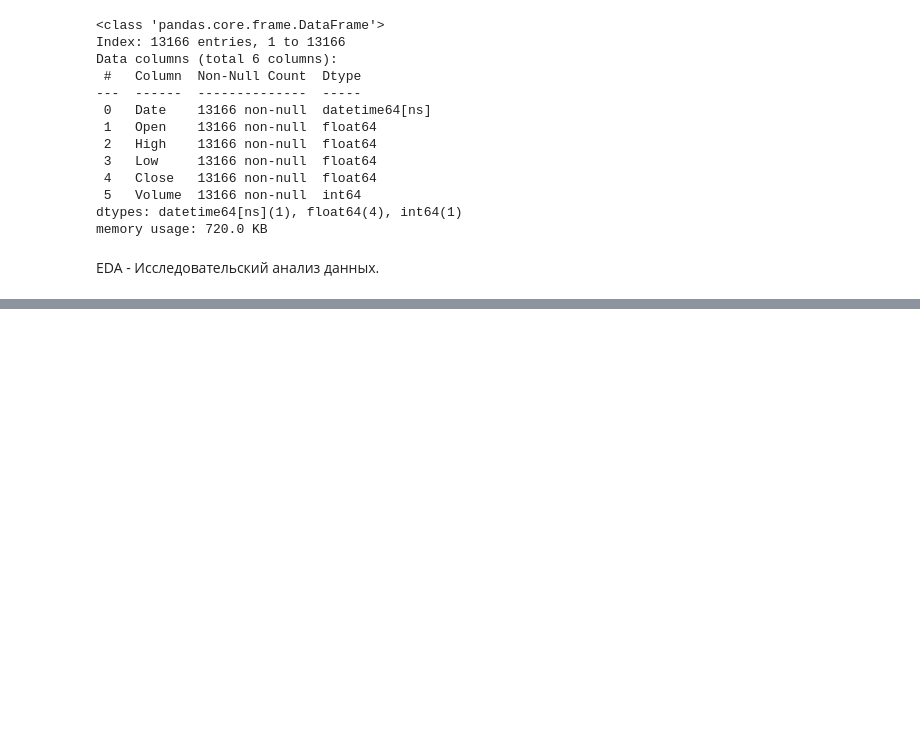
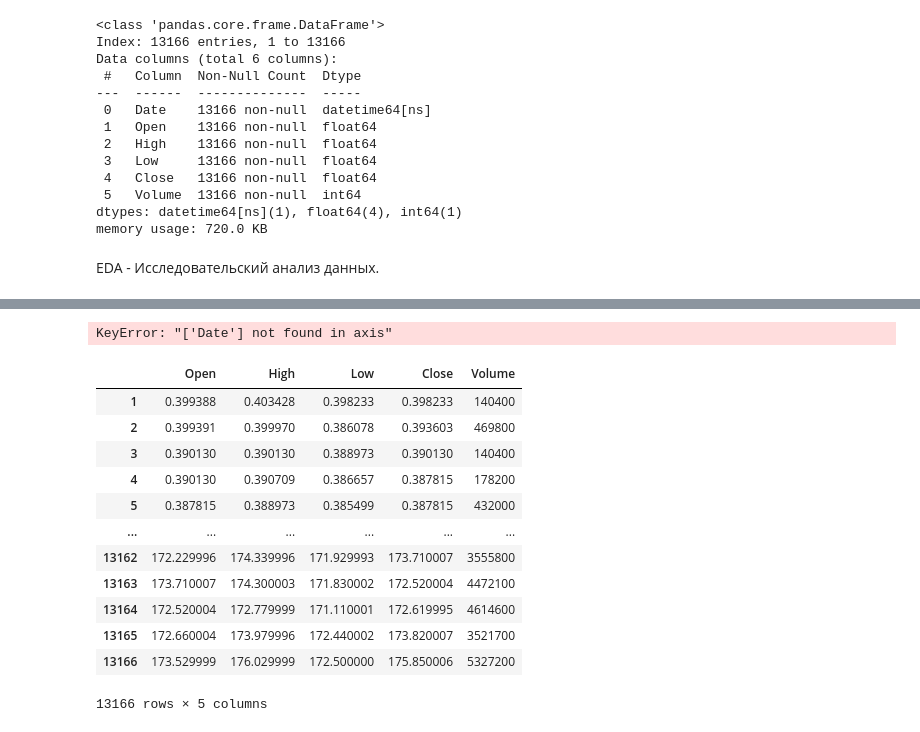
Before and after one commit to mks2607/Data_mks, a Jupyter notebook: PepsiPrice.ipynb, the cells around one changed output, grey strips where cells are left out. Cells and saved outputs as stored; diff of their text form; code cells hidden in the pictures; blank space fills up the shorter version.

```diff
--- a/PepsiPrice.ipynb
+++ b/PepsiPrice.ipynb
@@ -108,3 +108,24 @@ fig.update_layout(title='PepsiCo Candlestick Chart', xaxis_title='Date', yaxis_t
 fig.show()
 # %% [output]
 [interactive output not drawn]
+# %%
+#Удаление столца дата
+ = df.drop(columns=['Date'])
+# %% [output]
+KeyError: "['Date'] not found in axis"
+# %%
+df
+# %% [output]
+|  | Open | High | Low | Close | Volume |
+| 1 | 0.399388 | 0.403428 | 0.398233 | 0.398233 | 140400 |
+| 2 | 0.399391 | 0.399970 | 0.386078 | 0.393603 | 469800 |
+| 3 | 0.390130 | 0.390130 | 0.388973 | 0.390130 | 140400 |
+| 4 | 0.390130 | 0.390709 | 0.386657 | 0.387815 | 178200 |
+| 5 | 0.387815 | 0.388973 | 0.385499 | 0.387815 | 432000 |
+| ... | ... | ... | ... | ... | ... |
+| 13162 | 172.229996 | 174.339996 | 171.929993 | 173.710007 | 3555800 |
+| 13163 | 173.710007 | 174.300003 | 171.830002 | 172.520004 | 4472100 |
+| 13164 | 172.520004 | 172.779999 | 171.110001 | 172.619995 | 4614600 |
+| 13165 | 172.660004 | 173.979996 | 172.440002 | 173.820007 | 3521700 |
+| 13166 | 173.529999 | 176.029999 | 172.500000 | 175.850006 | 5327200 |
+13166 rows × 5 columns
```
Also changed, not shown: parts of 10 cells of this notebook.
